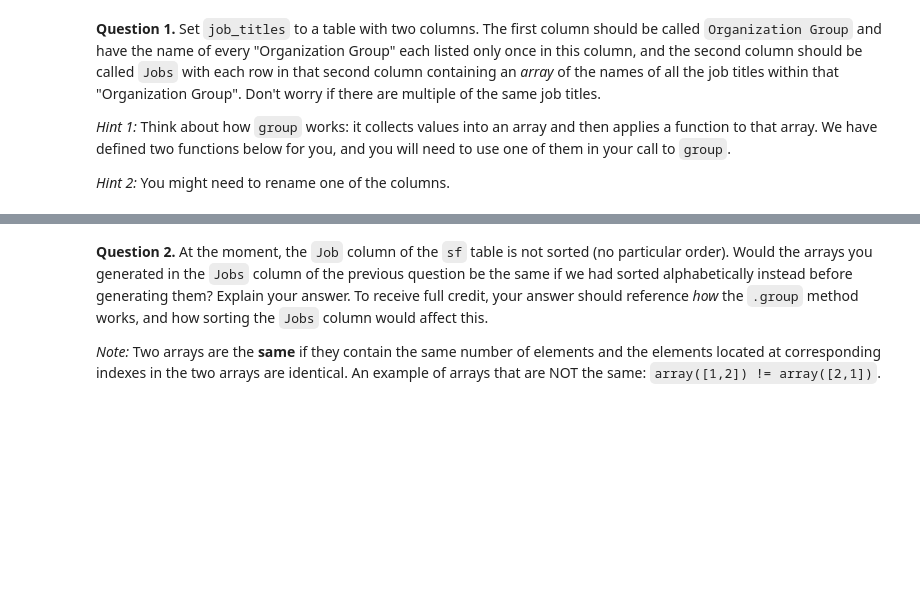
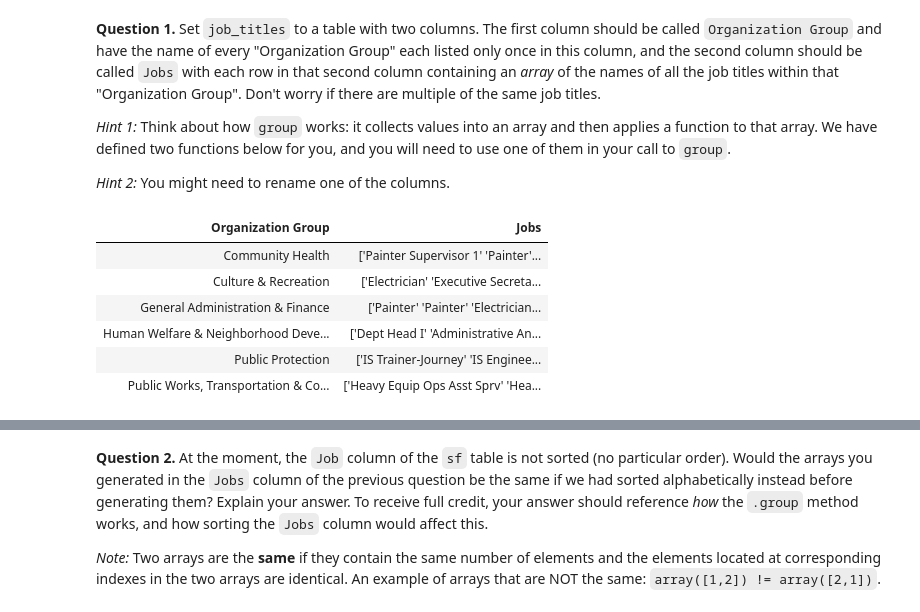
Before and after one commit to morreyy/ellwood-morrell-introF26, a Jupyter notebook: FOR GITHUB/Homework/Homework 4 - Functions, Tables, and Groups/hw04.ipynb, the cells around one changed output, grey strips where cells are left out. Cells and saved outputs as stored; diff of their text form; code cells hidden in the pictures; blank space fills up the shorter version.

```diff
--- a/FOR GITHUB/Homework/Homework 4 - Functions, Tables, and Groups/hw04.ipynb
+++ b/FOR GITHUB/Homework/Homework 4 - Functions, Tables, and Groups/hw04.ipynb
@@ -226,15 +244,24 @@ We want to use this table to generate arrays with the job titles of the members
 # %%
 # Pick one of the two functions defined below in your call to group.
 def first_item(array):
     '''Returns the first item'''
     return array.item(0)
 
 def full_array(array):
     '''Returns the array that is passed through'''
     return array
 
 # Make a call to group using one of the functions above when you define job_titles
-job_titles = ...
+job_titles = sf.group(['Organization Group'], full_array).select('Organization Group', 'Job full_array')
+job_titles = job_titles.with_columns('Organization Group', job_titles.column('Organization Group'), 'Jobs',  job_titles.column('Job full_array')).drop('Job full_array')
 job_titles
+# %% [output]
+| Organization Group | Jobs |
+| Community Health | ['Painter Supervisor 1' 'Painter'... |
+| Culture & Recreation | ['Electrician' 'Executive Secreta... |
+| General Administration & Finance | ['Painter' 'Painter' 'Electrician... |
+| Human Welfare & Neighborhood Deve... | ['Dept Head I' 'Administrative An... |
+| Public Protection | ['IS Trainer-Journey' 'IS Enginee... |
+| Public Works, Transportation & Co... | ['Heavy Equip Ops Asst Sprv' 'Hea... |
 # %%
 grader.check("q2_1")
```
Also changed, not shown: parts of 10 cells of this notebook, 1 other file.
